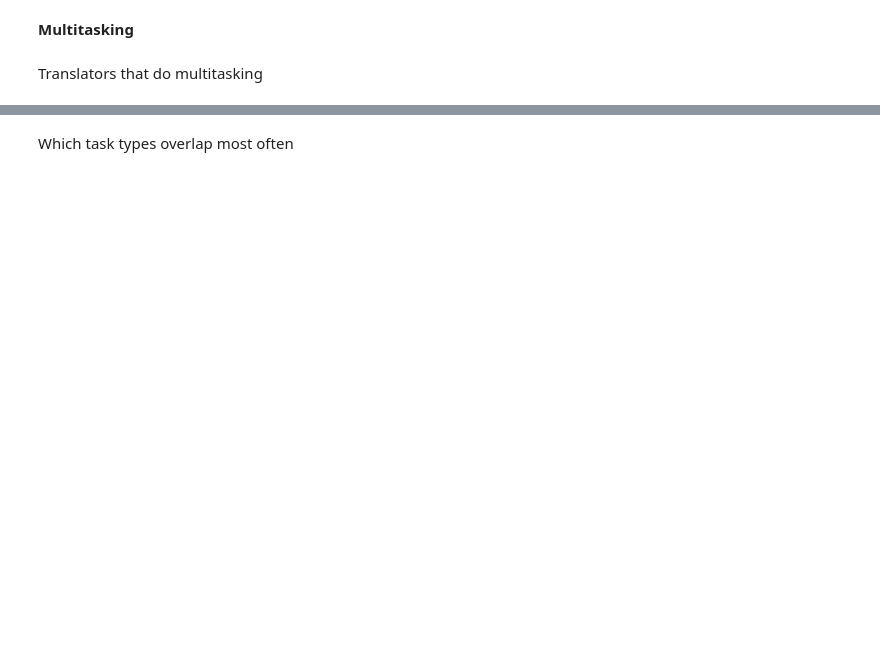
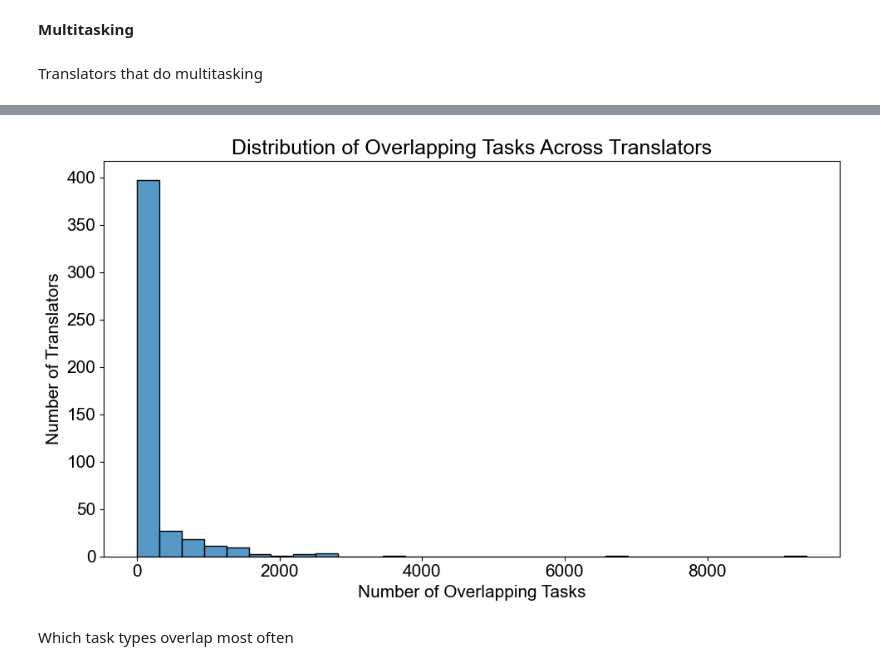
Before and after one commit to L3ms123/SP1, a Jupyter notebook: Notebooks/Preliminary_data_analysis.ipynb, the cells around one changed output, grey strips where cells are left out. Drawn from its saved outputs; the diff is of its cells as text; code cells hidden in the pictures; blank space fills up the shorter version.

Commit message:
Updated the notebook Preliminary analysis with the Multitasking analysis

```diff
--- a/Notebooks/Preliminary_data_analysis.ipynb
+++ b/Notebooks/Preliminary_data_analysis.ipynb
@@ -730,3 +752,15 @@ display(multitasking_df.head(10))
+# %%
+# Histogram of multitasking distribution in translators
+
+plt.figure(figsize=(10, 6))
+sns.histplot(multitasking_df['OVERLAPPING_TASKS'], bins=30, kde=False)
+plt.title('Distribution of Overlapping Tasks Across Translators')
+plt.xlabel('Number of Overlapping Tasks')
+plt.ylabel('Number of Translators')
+plt.tight_layout()
+plt.show()
+# %% [output]
+[figure, added]
 # %% [markdown]
  Which task types overlap most often
 # %%
```
Also changed, not shown: parts of 41 cells of this notebook.
